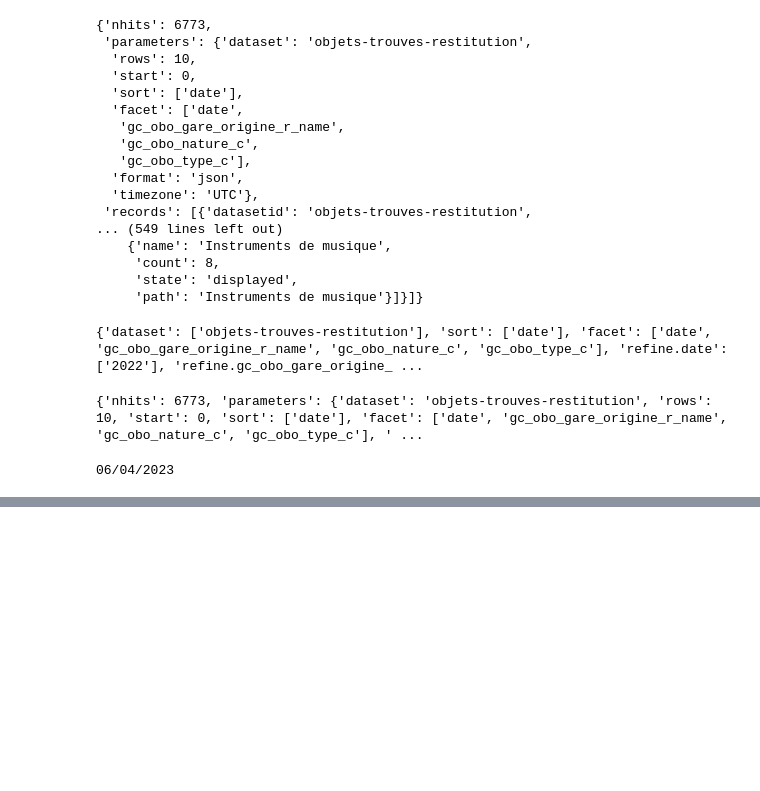
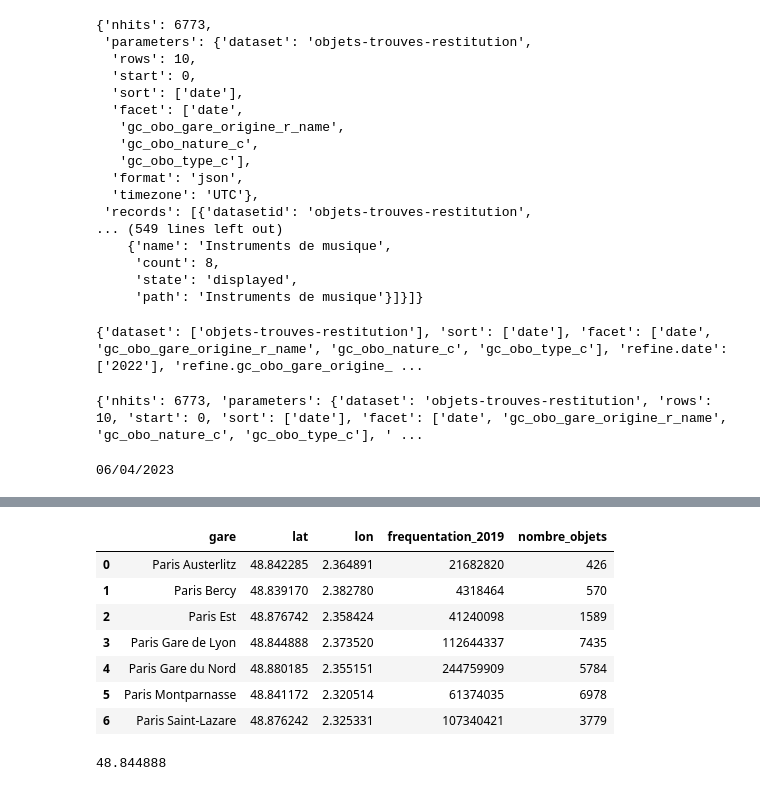
Before and after one commit to davidbreau/sncf, a Jupyter notebook: Z_api.ipynb, the cells around one changed output, grey strips where cells are left out. Drawn from its saved outputs; the diff is of its cells as text; code cells hidden in the pictures; blank space fills up the shorter version.

Commit message:
Streamlit visualisation ok

```diff
--- a/Z_api.ipynb
+++ b/Z_api.ipynb
@@ -118,3 +118,39 @@ df
 | 4 | Paris Est | 48.876742 | 2.358424 | 41240098 | 21580625 | 27758686 | ... |
 | 5 | Paris Austerlitz | 48.842285 | 2.364891 | 21682820 | 13203603 | 22281301 | ... |
 | 6 | Paris Bercy | 48.839170 | 2.382780 | 4318464 | 2498330 | 3347763 | ... |
+# %%
+from F_visualisation import df_grouped
+
+df_grouped
+# %% [output]
+|  | gare | lat | lon | frequentation_2019 | nombre_objets |
+| 0 | Paris Austerlitz | 48.842285 | 2.364891 | 21682820 | 426 |
+| 1 | Paris Bercy | 48.839170 | 2.382780 | 4318464 | 570 |
+| 2 | Paris Est | 48.876742 | 2.358424 | 41240098 | 1589 |
+| 3 | Paris Gare de Lyon | 48.844888 | 2.373520 | 112644337 | 7435 |
+| 4 | Paris Gare du Nord | 48.880185 | 2.355151 | 244759909 | 5784 |
+| 5 | Paris Montparnasse | 48.841172 | 2.320514 | 61374035 | 6978 |
+| 6 | Paris Saint-Lazare | 48.876242 | 2.325331 | 107340421 | 3779 |
+# %%
+connexion = sqlite3.connect('bdd.db')
+
+# Lecture de la table objet
+# Récupération des données de la table objet
+query_objet = "SELECT * FROM objet"
+df = pd.read_sql_query(query_objet, connexion)
+
+# Récupération des données de la table gare
+query_gare = "SELECT * FROM gare"
+df_gare = pd.read_sql_query(query_gare, connexion)
+
+gares = df_gare.gare.unique()
+dict_geo_gare = {}
+for gare in gares:
+    lat = df_gare.loc[df_gare['gare'] == gare, 'lat'].values[0]
+    long = df_gare.loc[df_gare['gare'] == gare, 'lon'].values[0]
+    dict = {'lat': lat, 'long':long}
+    dict_geo_gare[gare] = dict
+
+dict_geo_gare['Paris Gare de Lyon']['lat']
+# %% [output]
+48.844888
```
Also changed, not shown: 2 other files.
